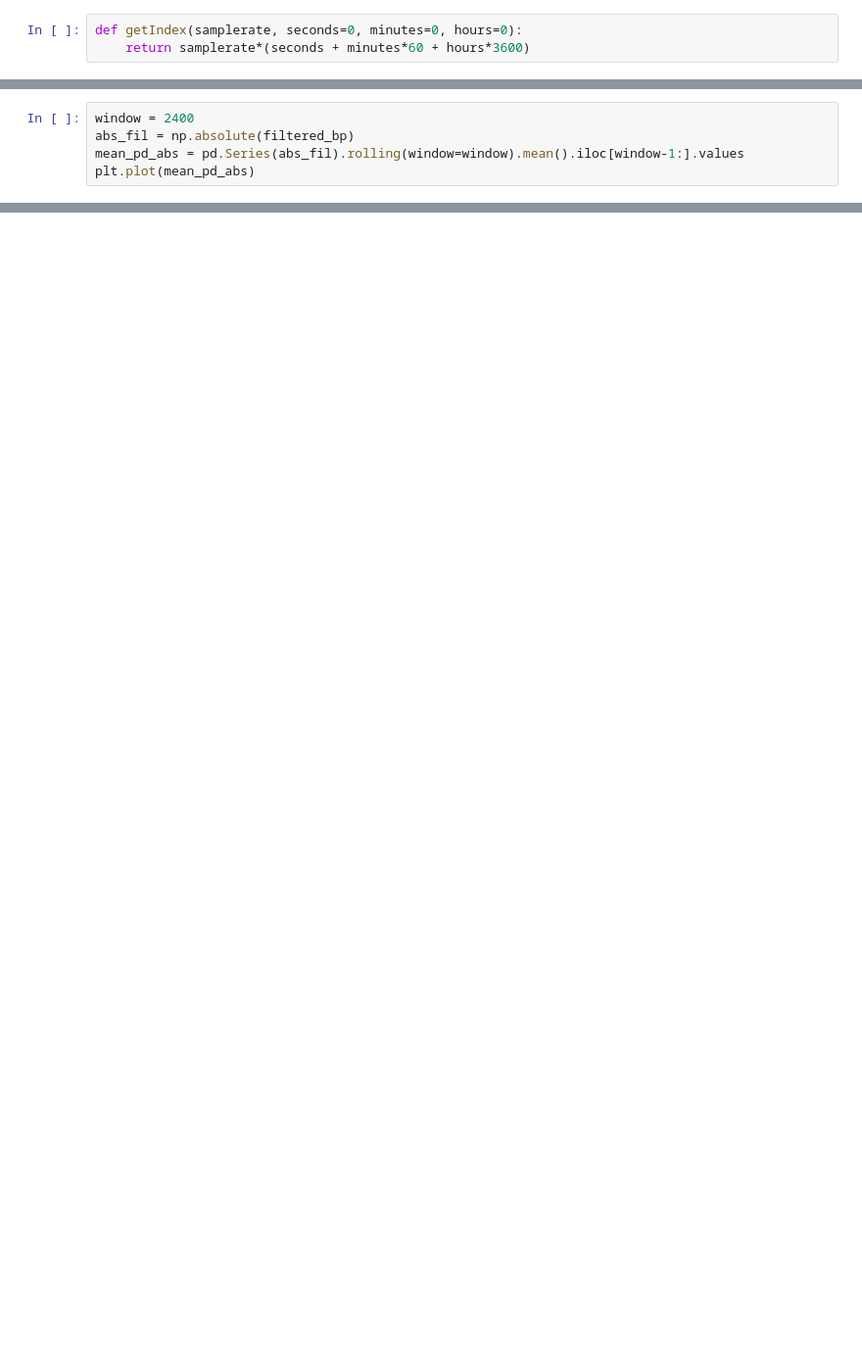
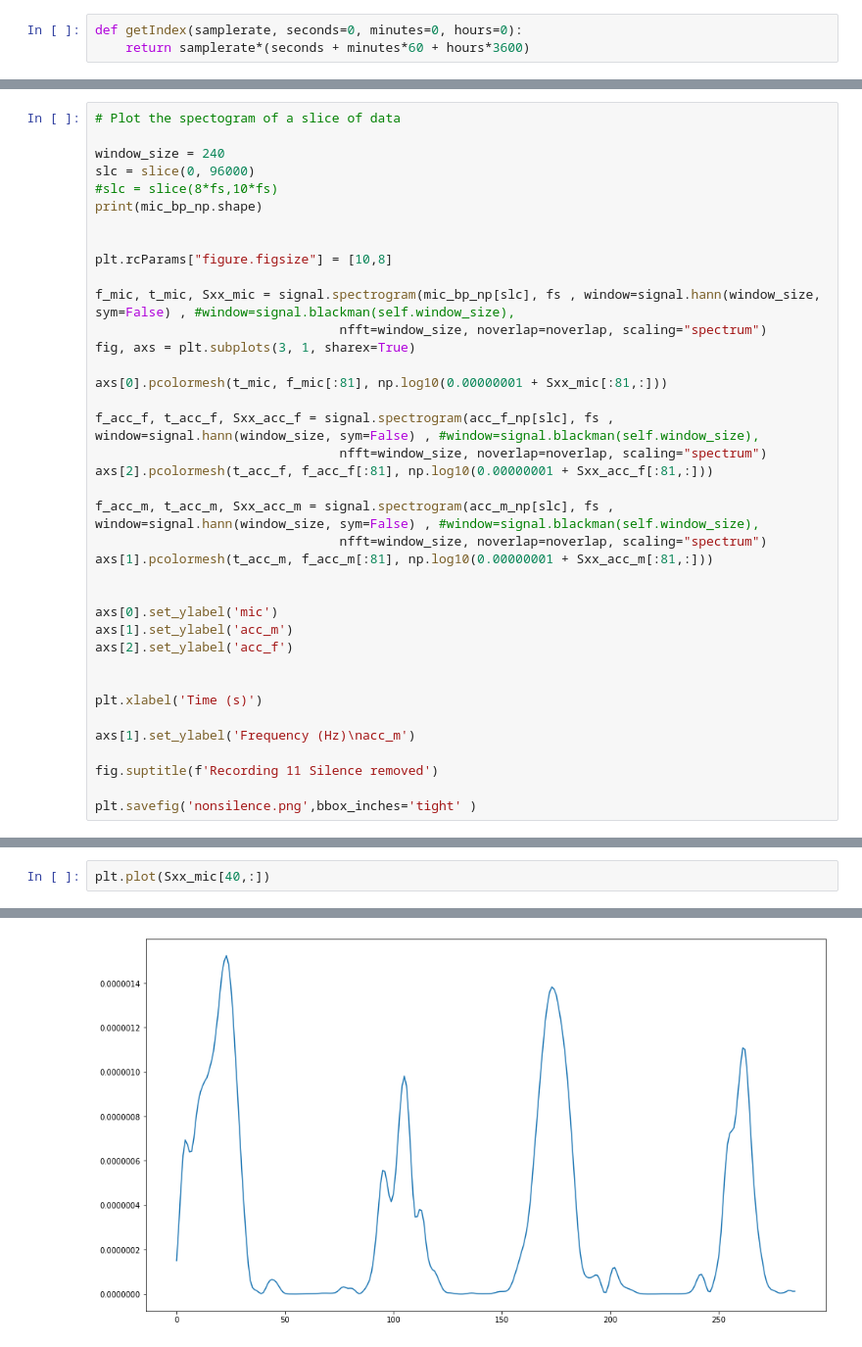
Before and after one commit to balpk/vocal-recon, a Jupyter notebook: code/extracting_test.ipynb, the cells around one changed output, grey strips where cells are left out. Shown: that part at 98% size. Drawn from its saved outputs; the diff is of its cells as text; blank space fills up the shorter version.

Commit message:
Ready for submission: Extracting test notebook(first test), data_generation notebook(final version), plot_data.py: created scripts

```diff
--- a/code/extracting_test.ipynb
+++ b/code/extracting_test.ipynb
@@ -295,5 +65,0 @@ plt.ylim([0,0.000003])
-# %%
-window = 2400
-abs_fil = np.absolute(filtered_bp)
-mean_pd_abs = pd.Series(abs_fil).rolling(window=window).mean().iloc[window-1:].values
-plt.plot(mean_pd_abs)
@@ -407,0 +92,38 @@ sf.write(f'/home/bukaya/ethz/ns/vocal-recon/{no}_{window}_acc_f.w64', acc_f_np,
+# %%
+# Plot the spectogram of a slice of data
+
+window_size = 240
+slc = slice(0, 96000)
+#slc = slice(8*fs,10*fs)
+print(mic_bp_np.shape)
+
+
+plt.rcParams["figure.figsize"] = [10,8]
+
+f_mic, t_mic, Sxx_mic = signal.spectrogram(mic_bp_np[slc], fs , window=signal.hann(window_size, sym=False) , #window=signal.blackman(self.window_size),
+                                nfft=window_size, noverlap=noverlap, scaling="spectrum")
+fig, axs = plt.subplots(3, 1, sharex=True)
+
+axs[0].pcolormesh(t_mic, f_mic[:81], np.log10(0.00000001 + Sxx_mic[:81,:]))
+
+f_acc_f, t_acc_f, Sxx_acc_f = signal.spectrogram(acc_f_np[slc], fs , window=signal.hann(window_size, sym=False) , #window=signal.blackman(self.window_size),
+                                nfft=window_size, noverlap=noverlap, scaling="spectrum")
+axs[2].pcolormesh(t_acc_f, f_acc_f[:81], np.log10(0.00000001 + Sxx_acc_f[:81,:]))
+
+f_acc_m, t_acc_m, Sxx_acc_m = signal.spectrogram(acc_m_np[slc], fs , window=signal.hann(window_size, sym=False) , #window=signal.blackman(self.window_size),
+                                nfft=window_size, noverlap=noverlap, scaling="spectrum")
+axs[1].pcolormesh(t_acc_m, f_acc_m[:81], np.log10(0.00000001 + Sxx_acc_m[:81,:]))
+
+
+axs[0].set_ylabel('mic')
+axs[1].set_ylabel('acc_m')
+axs[2].set_ylabel('acc_f')
+
+
+plt.xlabel('Time (s)')
+
+axs[1].set_ylabel('Frequency (Hz)\nacc_m')
+
+fig.suptitle(f'Recording 11 Silence removed')
+
+plt.savefig('nonsilence.png',bbox_inches='tight' )
@@ -407,0 +169,3 @@ sf.write(f'/home/bukaya/ethz/ns/vocal-recon/{no}_{window}_acc_f.w64', acc_f_np,
+# %%
+plt.plot(Sxx_mic[40,:])
+# %% [output]
@@ -407,0 +173 @@ sf.write(f'/home/bukaya/ethz/ns/vocal-recon/{no}_{window}_acc_f.w64', acc_f_np,
+[figure, added]
```
Also changed, not shown: parts of 45 cells of this notebook, 2 other files.
